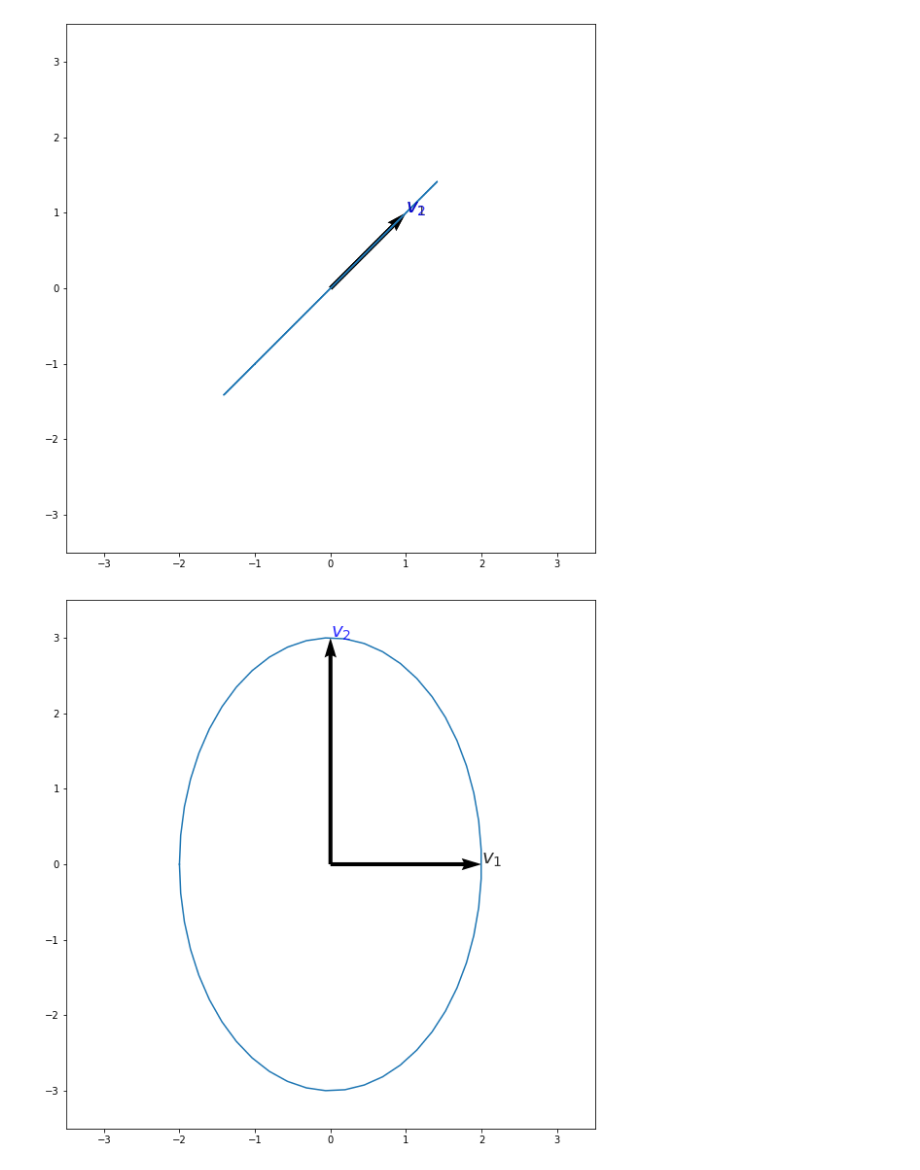
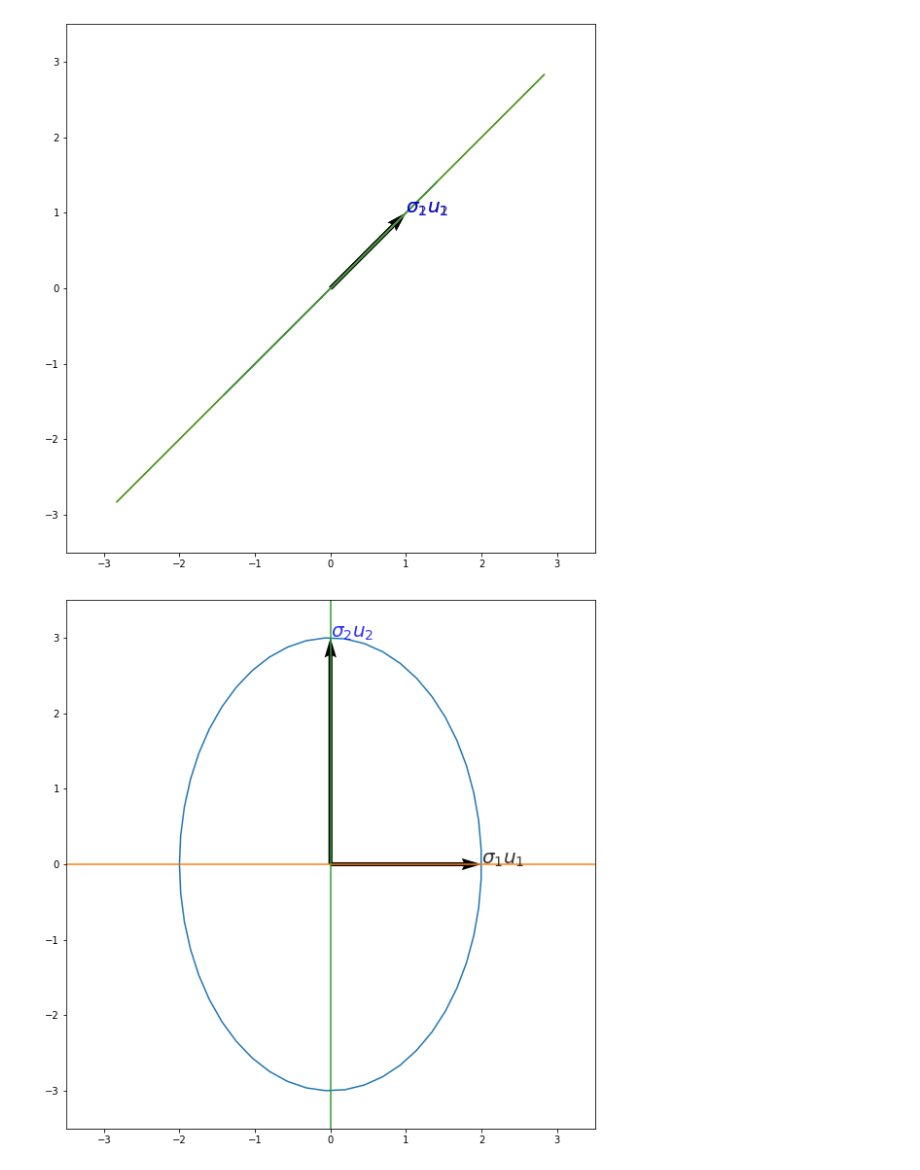
Before and after one commit to Konnits/Numerico_2, a Jupyter notebook: Proyecto/ej8.ipynb, the cells around one changed output. Cells and saved outputs as stored; diff of their text form; code cells hidden in the pictures.

```diff
--- a/Proyecto/ej8.ipynb
+++ b/Proyecto/ej8.ipynb
@@ -16,14 +16,19 @@ def plot(array, vectors,shape = (10,10), name = False):
     color = ["black", "blue", "red", "skyblue"]
     if name == False:
         for v in vectors:
+            r = (v[0]**2+v[1]**2)**0.5
+            ax.plot([-4*v[0]/r, 4*v[0]/r], [-4*v[1]/r, 4*v[1]/r])
             ax.quiver(*start, v[0], v[1], scale=1, scale_units = 'xy', angles = 'xy')
             ax.annotate(f"$v_{count}$", (v[0], v[1]), color = color[(count-1)%len(color)], fontsize = 20, alpha = 0.8)
             count += 1
     else:
         for v in vectors:
+            r = (v[0]**2+v[1]**2)**0.5
+            ax.plot([-4*v[0]/r, 4*v[0]/r], [-4*v[1]/r, 4*v[1]/r])
             ax.quiver(*start, v[0], v[1], scale=1, scale_units = 'xy', angles = 'xy')
             ax.annotate(f"$\sigma_{count} u_{count}$", (v[0], v[1]), color = color[(count-1)%len(color)], fontsize = 20, alpha = 0.8)
             count += 1
+
     plt.xlim(rango)
     plt.ylim(rango)
     plt.gca().set_aspect('equal', adjustable='box')
@@ -51,14 +56,14 @@ A = np.array([[1, 1],[1, 1]])
 v_1 = np.array([[1], [0]])
 v_2 = np.array([[0], [1]])
 elipse = np.array([ A@np.array([unit_ball()[0][i], unit_ball()[1][i]]) for i in range(50)])
-plot([(elipse[:, 0], elipse[:, 1])], [A@v_1, A@v_2])
+plot([(elipse[:, 0], elipse[:, 1])], [A@v_1, A@v_2], name = True)
 # %% [output]
-[figure, old version]
+[figure, new version]
 # %%
 A = np.array([[2, 0],[0, 3]])
 v_1 = np.array([[1], [0]])
 v_2 = np.array([[0], [1]])
 elipse = np.array([ A@np.array([unit_ball()[0][i], unit_ball()[1][i]]) for i in range(50)])
-plot([(elipse[:, 0], elipse[:, 1])], [A@v_1, A@v_2])
+plot([(elipse[:, 0], elipse[:, 1])], [A@v_1, A@v_2], name = True)
 # %% [output]
-[figure, old version]
+[figure, new version]
```
Also changed, not shown: parts of 2 cells of this notebook.
